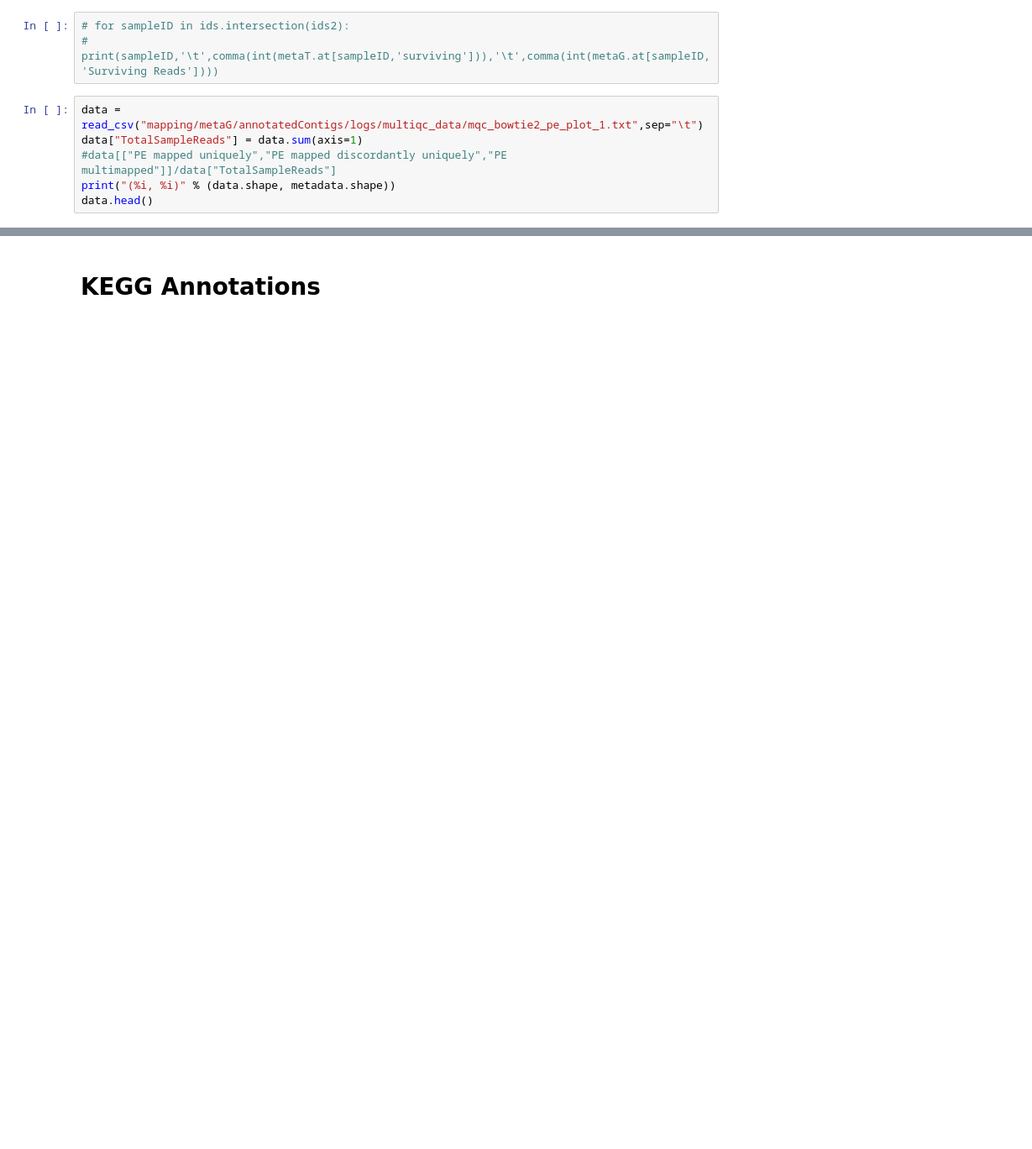
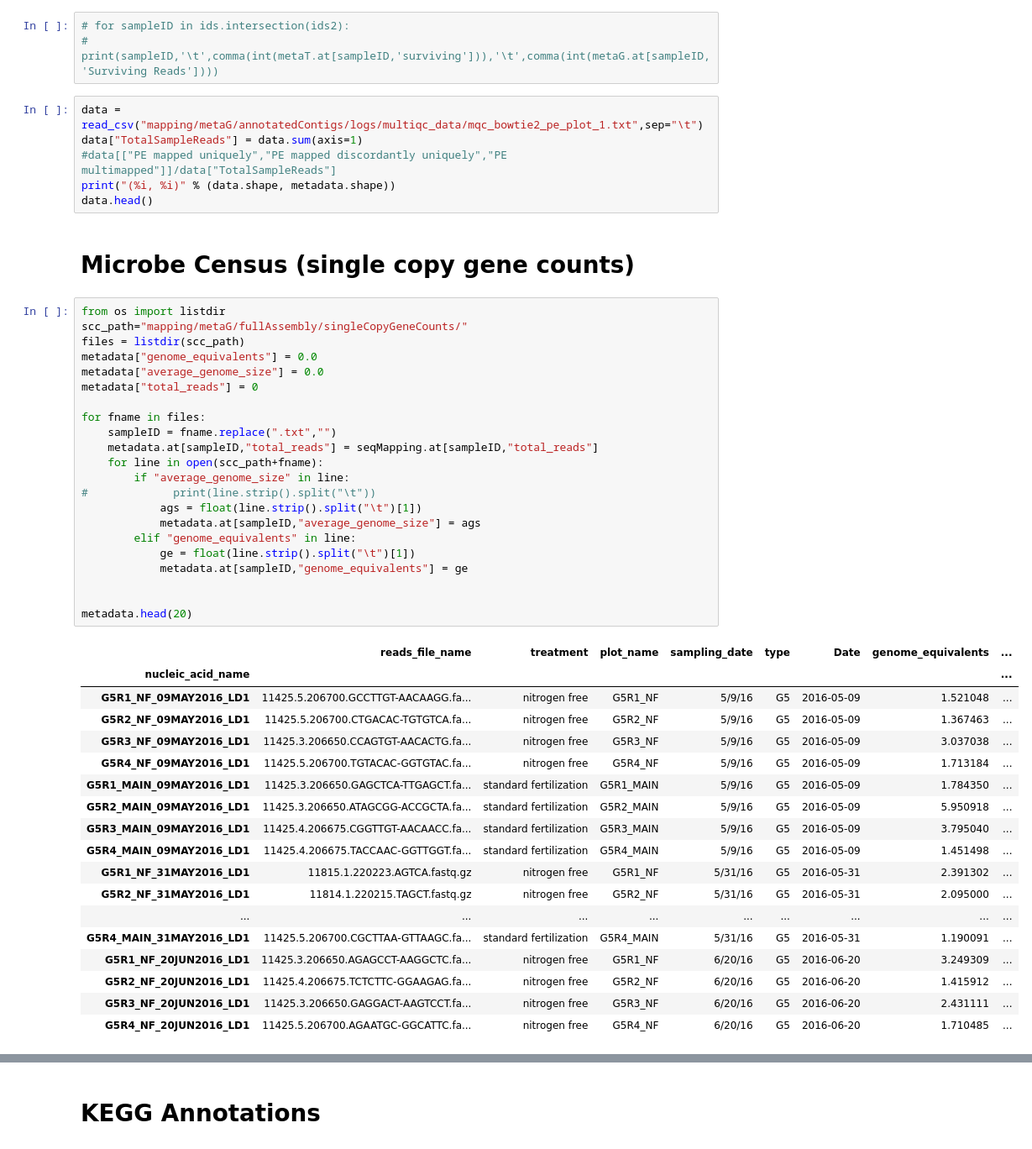
Before and after one commit to skDooley/GLBRC, a Jupyter notebook: 2016_WGS_DataPrep.ipynb, the cells around one changed output, grey strips where cells are left out. Shown at 84% size. Saved outputs shown, nothing was run; the diff lists cells and outputs as text; blank space fills up the shorter version.

```diff
--- a/2016_WGS_DataPrep.ipynb
+++ b/2016_WGS_DataPrep.ipynb
@@ -162,3 +171,46 @@ data["TotalSampleReads"] = data.sum(axis=1)
 #data[["PE mapped uniquely","PE mapped discordantly uniquely","PE multimapped"]]/data["TotalSampleReads"]
 print("(%i, %i)" % (data.shape, metadata.shape))
 data.head()
+# %% [markdown]
+# Microbe Census (single copy gene counts)
+# %%
+from os import listdir
+scc_path="mapping/metaG/fullAssembly/singleCopyGeneCounts/"
+files = listdir(scc_path)
+metadata["genome_equivalents"] = 0.0
+metadata["average_genome_size"] = 0.0
+metadata["total_reads"] = 0
+
+for fname in files:
+    sampleID = fname.replace(".txt","")
+    metadata.at[sampleID,"total_reads"] = seqMapping.at[sampleID,"total_reads"]
+    for line in open(scc_path+fname):
+        if "average_genome_size" in line:
+#             print(line.strip().split("\t"))
+            ags = float(line.strip().split("\t")[1])
+            metadata.at[sampleID,"average_genome_size"] = ags
+        elif "genome_equivalents" in line:
+            ge = float(line.strip().split("\t")[1])
+            metadata.at[sampleID,"genome_equivalents"] = ge
+
+
+metadata.head(20)
+# %% [output]
+|  | reads_file_name | treatment | plot_name | sampling_date | type | Date | genome_equivalents | ... |
+| nucleic_acid_name |  |  |  |  |  |  |  | ... |
+| G5R1_NF_09MAY2016_LD1 | 11425.5.206700.GCCTTGT-AACAAGG.fa... | nitrogen free | G5R1_NF | 5/9/16 | G5 | 2016-05-09 | 1.521048 | ... |
+| G5R2_NF_09MAY2016_LD1 | 11425.5.206700.CTGACAC-TGTGTCA.fa... | nitrogen free | G5R2_NF | 5/9/16 | G5 | 2016-05-09 | 1.367463 | ... |
+| G5R3_NF_09MAY2016_LD1 | 11425.3.206650.CCAGTGT-AACACTG.fa... | nitrogen free | G5R3_NF | 5/9/16 | G5 | 2016-05-09 | 3.037038 | ... |
+| G5R4_NF_09MAY2016_LD1 | 11425.5.206700.TGTACAC-GGTGTAC.fa... | nitrogen free | G5R4_NF | 5/9/16 | G5 | 2016-05-09 | 1.713184 | ... |
+| G5R1_MAIN_09MAY2016_LD1 | 11425.3.206650.GAGCTCA-TTGAGCT.fa... | standard fertilization | G5R1_MAIN | 5/9/16 | G5 | 2016-05-09 | 1.784350 | ... |
+| G5R2_MAIN_09MAY2016_LD1 | 11425.3.206650.ATAGCGG-ACCGCTA.fa... | standard fertilization | G5R2_MAIN | 5/9/16 | G5 | 2016-05-09 | 5.950918 | ... |
+| G5R3_MAIN_09MAY2016_LD1 | 11425.4.206675.CGGTTGT-AACAACC.fa... | standard fertilization | G5R3_MAIN | 5/9/16 | G5 | 2016-05-09 | 3.795040 | ... |
+| G5R4_MAIN_09MAY2016_LD1 | 11425.4.206675.TACCAAC-GGTTGGT.fa... | standard fertilization | G5R4_MAIN | 5/9/16 | G5 | 2016-05-09 | 1.451498 | ... |
+| G5R1_NF_31MAY2016_LD1 | 11815.1.220223.AGTCA.fastq.gz | nitrogen free | G5R1_NF | 5/31/16 | G5 | 2016-05-31 | 2.391302 | ... |
+| G5R2_NF_31MAY2016_LD1 | 11814.1.220215.TAGCT.fastq.gz | nitrogen free | G5R2_NF | 5/31/16 | G5 | 2016-05-31 | 2.095000 | ... |
+| ... | ... | ... | ... | ... | ... | ... | ... | ... |
+| G5R4_MAIN_31MAY2016_LD1 | 11425.5.206700.CGCTTAA-GTTAAGC.fa... | standard fertilization | G5R4_MAIN | 5/31/16 | G5 | 2016-05-31 | 1.190091 | ... |
+| G5R1_NF_20JUN2016_LD1 | 11425.3.206650.AGAGCCT-AAGGCTC.fa... | nitrogen free | G5R1_NF | 6/20/16 | G5 | 2016-06-20 | 3.249309 | ... |
+| G5R2_NF_20JUN2016_LD1 | 11425.4.206675.TCTCTTC-GGAAGAG.fa... | nitrogen free | G5R2_NF | 6/20/16 | G5 | 2016-06-20 | 1.415912 | ... |
+| G5R3_NF_20JUN2016_LD1 | 11425.3.206650.GAGGACT-AAGTCCT.fa... | nitrogen free | G5R3_NF | 6/20/16 | G5 | 2016-06-20 | 2.431111 | ... |
+| G5R4_NF_20JUN2016_LD1 | 11425.5.206700.AGAATGC-GGCATTC.fa... | nitrogen free | G5R4_NF | 6/20/16 | G5 | 2016-06-20 | 1.710485 | ... |
```
Also changed, not shown: parts of 24 cells of this notebook.
